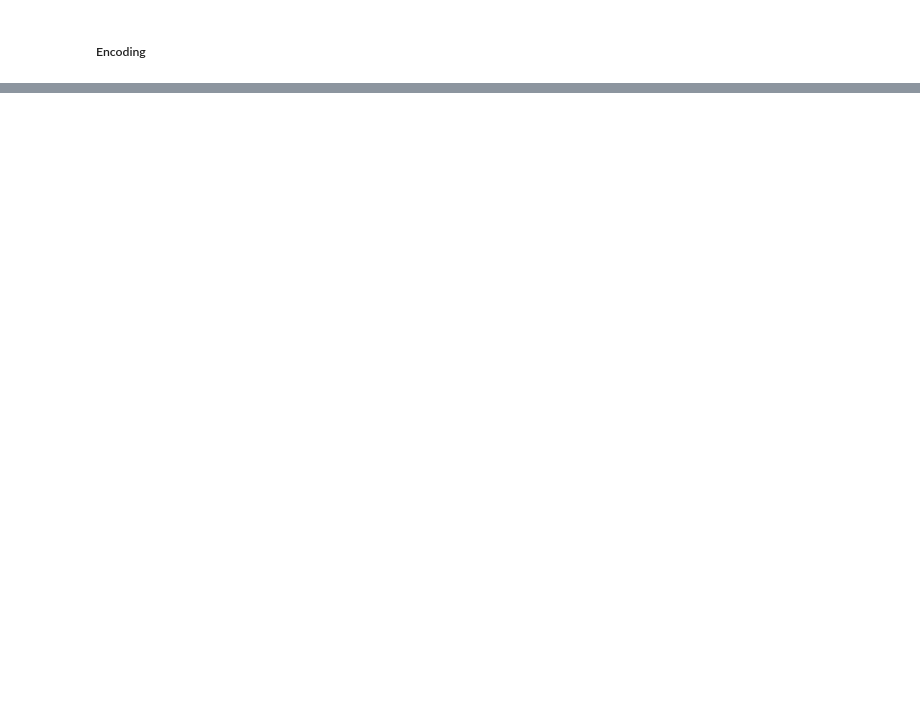
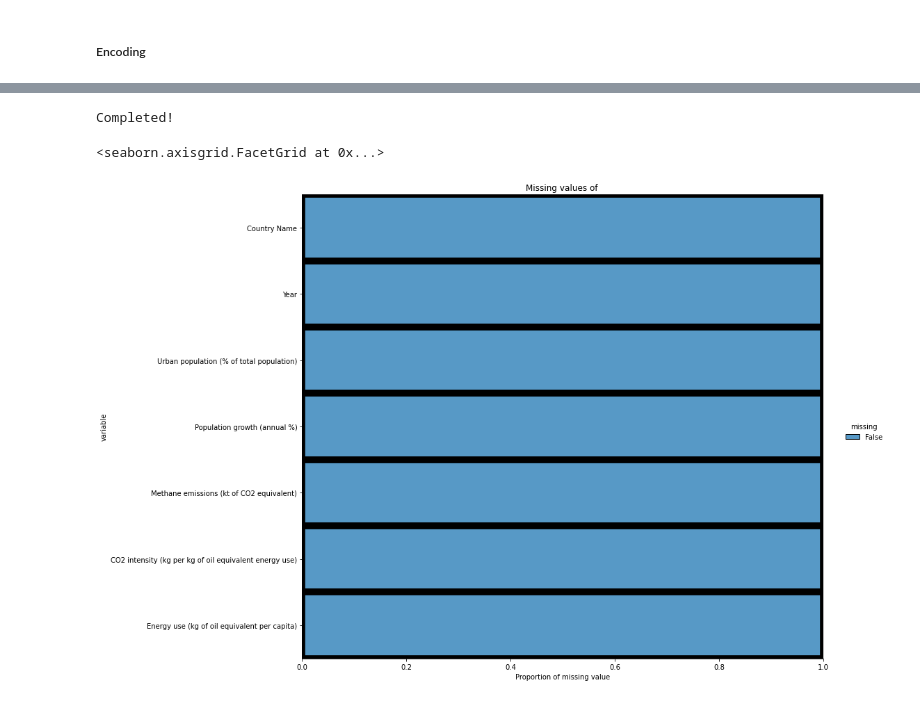
Before and after one commit to BingQuanChua/SASPICIOUS, a Jupyter notebook: eda_feature_selection.ipynb, the cells around one changed output, grey strips where cells are left out. Drawn from its saved outputs; the diff is of its cells as text; code cells hidden in the pictures; blank space fills up the shorter version.

```diff
--- a/eda_feature_selection.ipynb
+++ b/eda_feature_selection.ipynb
@@ -531,0 +399,9 @@ df_final
+# %%
+df_imputed = pd.DataFrame(df_imputed_array, columns=col_to_keep)
+df_imputed['Year'] = df_imputed['Year'].astype('int')
+df_imputed['Country Name'] = df_original['Country Name']
+
+cols = df_imputed.columns.tolist()
+cols = cols[-1:] + cols[:-1]
+df_imputed = df_imputed[cols]
+df_imputed
@@ -531,0 +439,10 @@ df_final
+# %%
+df_imputed.to_csv('output/dataset_worldbank_imputed.csv', index=False)
+print('Completed!')
+# %% [output]
+Completed!
+# %%
+visual_nan(df_imputed, name="", isSorted=False, savePlot=False)
+# %% [output]
+<seaborn.axisgrid.FacetGrid at 0x...>
+[figure, added]
```
Also changed, not shown: parts of 63 cells of this notebook, 2 other files.
